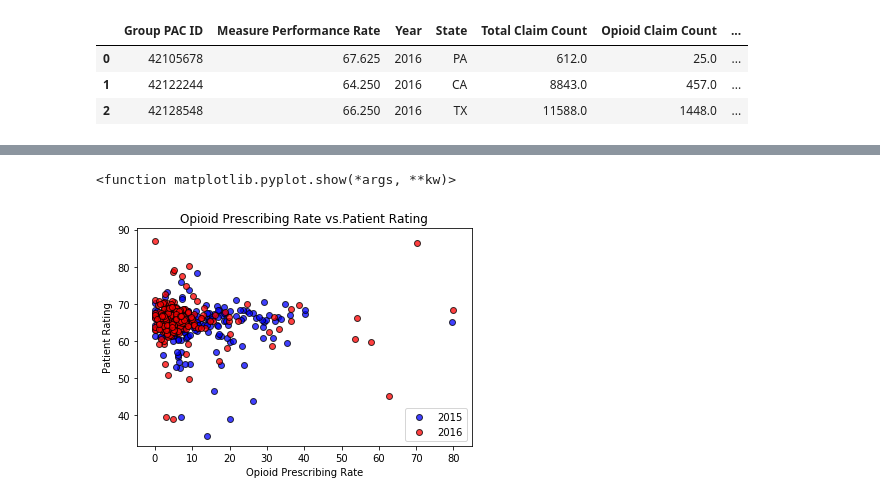
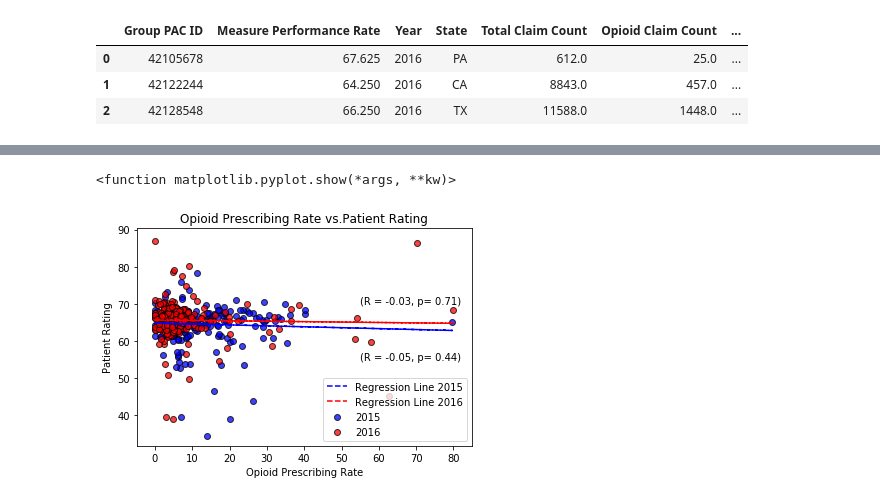
Before and after one commit to MTDahmer/Project1, a Jupyter notebook: notebooks/basheer_graphs.ipynb, the cells around one changed output, grey strips where cells are left out. Saved outputs shown, nothing was run; the diff lists cells and outputs as text; code cells hidden in the pictures.

Commit message:
added graphs for performance rating with stats

```diff
--- a/notebooks/basheer_graphs.ipynb
+++ b/notebooks/basheer_graphs.ipynb
@@ -93,25 +118,41 @@ plt.show()
 # %%
+
+
 #Scatter Plot 2015
 x_axis15 = PAC_Scores_2015_group['Opioid Prescribing Rate']
 y_axis15 = PAC_Scores_2015_group['Measure Performance Rate']
 plt.scatter(x_axis15, y_axis15, marker="o", facecolors="blue", edgecolors="black", alpha=0.75, label="2015")
+
+slope, intercept, r_value, p_value, std_err = linregress(x_axis15,y_axis15)
+fit = slope * x_axis15 + intercept
+plt.plot(x_axis15, fit, 'b--', label="Regression Line 2015")
+
+stat_value = '(R = ' + str(round(r_value,2)) + ', p= '+ str(round(p_value,2)) + ')'
+plt.text(55, 55, stat_value)
+
 
 #Scatter Plot 2016
 x_axis16 = PAC_Scores_2016_group['Opioid Prescribing Rate']
 y_axis16 = PAC_Scores_2016_group['Measure Performance Rate']
 plt.scatter(x_axis16, y_axis16, marker="o", facecolors="red", edgecolors="black", alpha=0.75, label="2016")
 
+slope, intercept, r_value, p_value, std_err = linregress(x_axis16,y_axis16)
+fit = slope * x_axis16 + intercept
+plt.plot(x_axis16, fit, 'r--', label="Regression Line 2016")
+
+stat_value = '(R = ' + str(round(r_value,2)) + ', p= '+ str(round(p_value,2)) + ')'
+plt.text(55, 70, stat_value)
 
 #Add title to our scatter plot along with an x-axis and y-axis title
 plt.title("Opioid Prescribing Rate vs.Patient Rating")
 plt.xlabel("Opioid Prescribing Rate")
 plt.ylabel("Patient Rating")
 
 plt.legend(loc='lower right')
 
 plt.savefig('../Presentation/graphs/opd_Prescr_R_v_ptR.png')
 
 plt.show
 # %% [output]
 <function matplotlib.pyplot.show(*args, **kw)>
-[figure, old version]
+[figure, new version]
```
Also changed, not shown: parts of 3 cells of this notebook, 2 other files.
